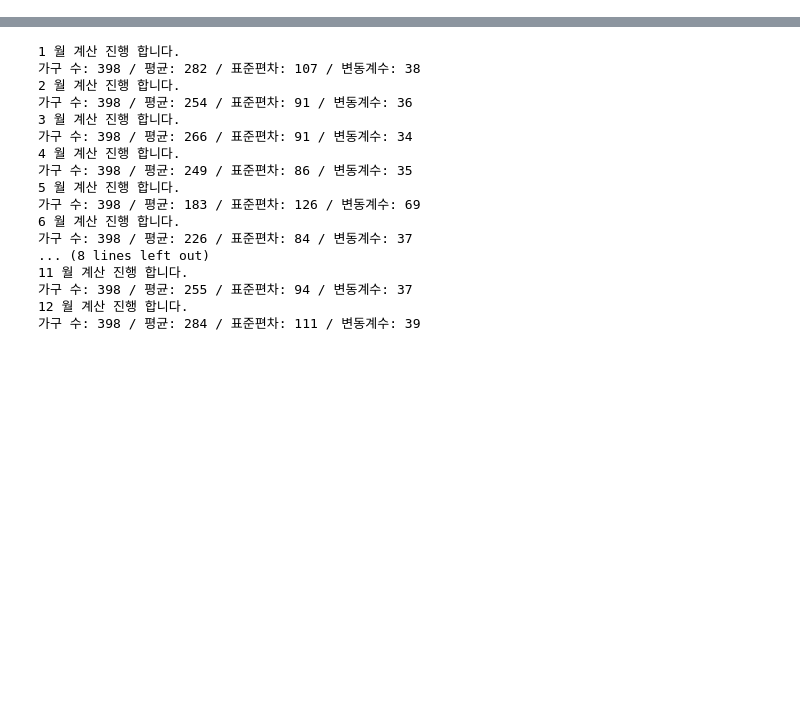
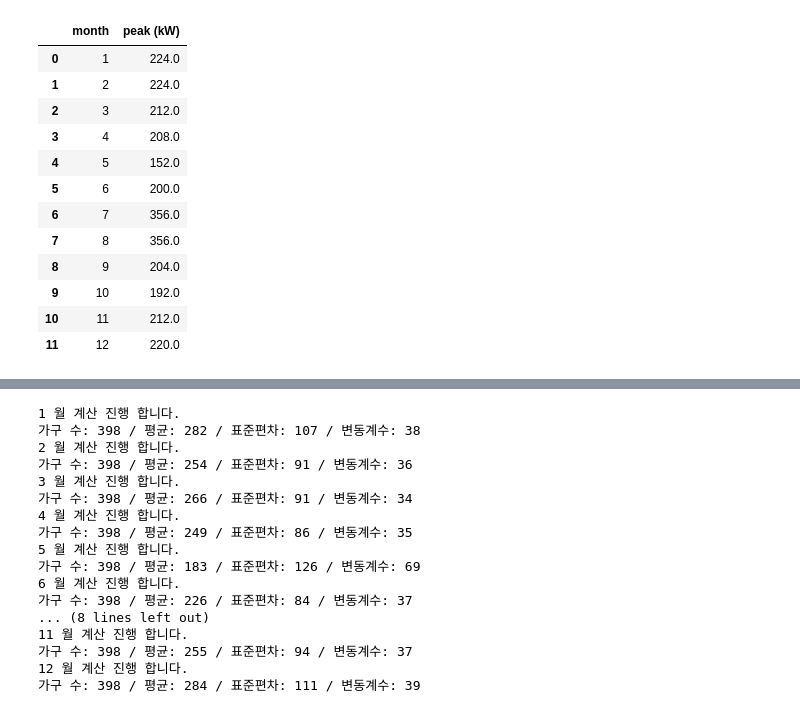
Before and after one commit to formegusto/contract-recommendation-system, a Jupyter notebook: prototype/notebook/New Prototype.ipynb, the cells around one changed output, grey strips where cells are left out. Cells and saved outputs as stored; diff of their text form; code cells hidden in the pictures; blank space fills up the shorter version.

```diff
--- a/prototype/notebook/New Prototype.ipynb
+++ b/prototype/notebook/New Prototype.ipynb
@@ -39,3 +39,19 @@ xlsx = load_excel("datas/datas.xlsx")
 # %%
 # 2. data pre-processing
 p, m = data_preprocessing(xlsx)
+# %%
+p
+# %% [output]
+|  | month | peak (kW) |
+| 0 | 1 | 224.0 |
+| 1 | 2 | 224.0 |
+| 2 | 3 | 212.0 |
+| 3 | 4 | 208.0 |
+| 4 | 5 | 152.0 |
+| 5 | 6 | 200.0 |
+| 6 | 7 | 356.0 |
+| 7 | 8 | 356.0 |
+| 8 | 9 | 204.0 |
+| 9 | 10 | 192.0 |
+| 10 | 11 | 212.0 |
+| 11 | 12 | 220.0 |
```
Also changed, not shown: parts of 8 cells of this notebook.
